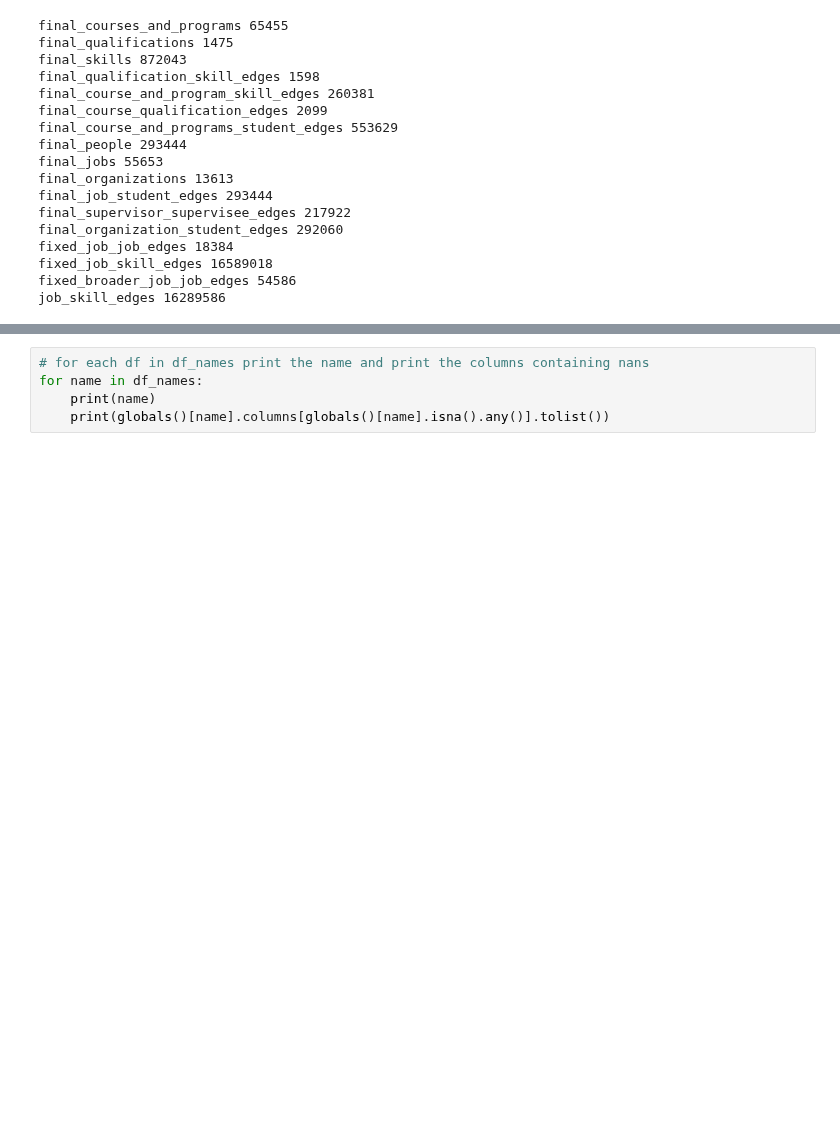
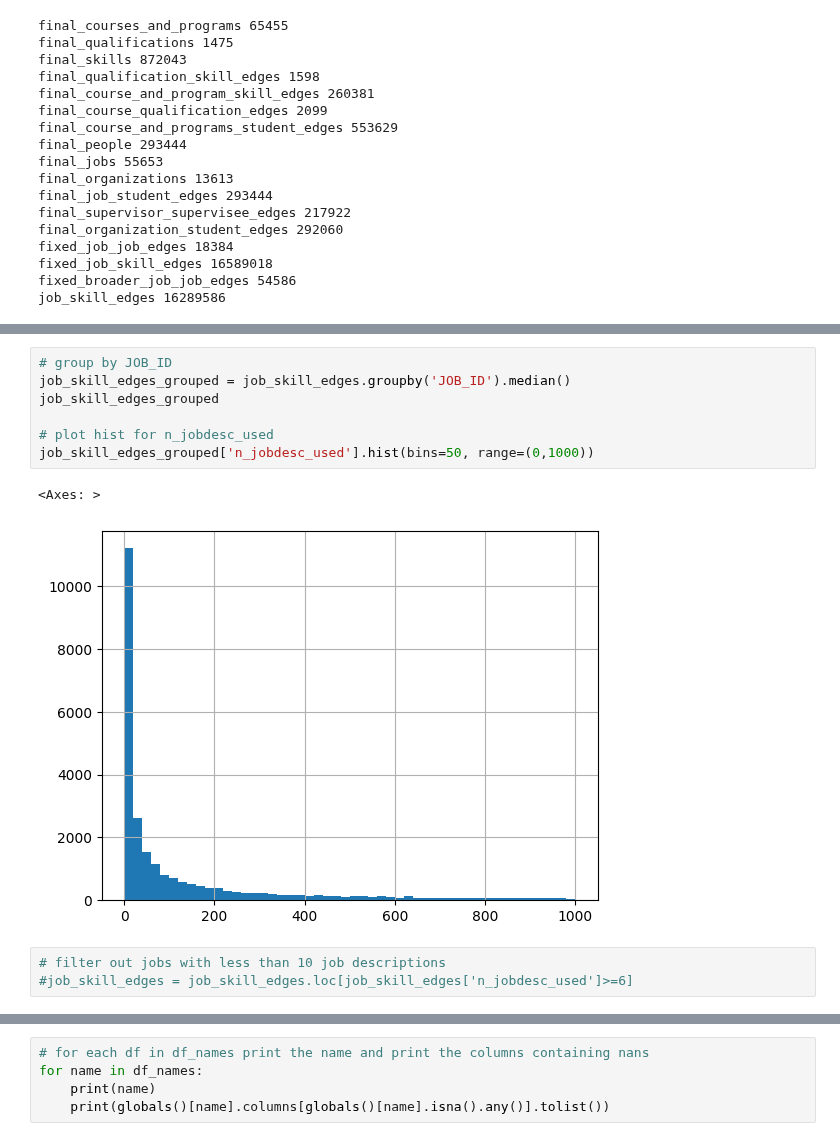
Before and after one commit to AmosDinh/Skill_Job_GNN, a Jupyter notebook: make_dataset_with_learnings_v1.ipynb, the cells around one changed output, grey strips where cells are left out. Cells and saved outputs as stored; diff of their text form; blank space fills up the shorter version.

```diff
--- a/make_dataset_with_learnings_v1.ipynb
+++ b/make_dataset_with_learnings_v1.ipynb
@@ -126,0 +147,13 @@ job_skill_edges 16289586
+# %%
+# group by JOB_ID
+job_skill_edges_grouped = job_skill_edges.groupby('JOB_ID').median()
+job_skill_edges_grouped
+
+# plot hist for n_jobdesc_used
+job_skill_edges_grouped['n_jobdesc_used'].hist(bins=50, range=(0,1000))
+# %% [output]
+<Axes: >
+[figure, added]
+# %%
+# filter out jobs with less than 10 job descriptions
+#job_skill_edges = job_skill_edges.loc[job_skill_edges['n_jobdesc_used']>=6]
```
Also changed, not shown: parts of 12 cells of this notebook.
